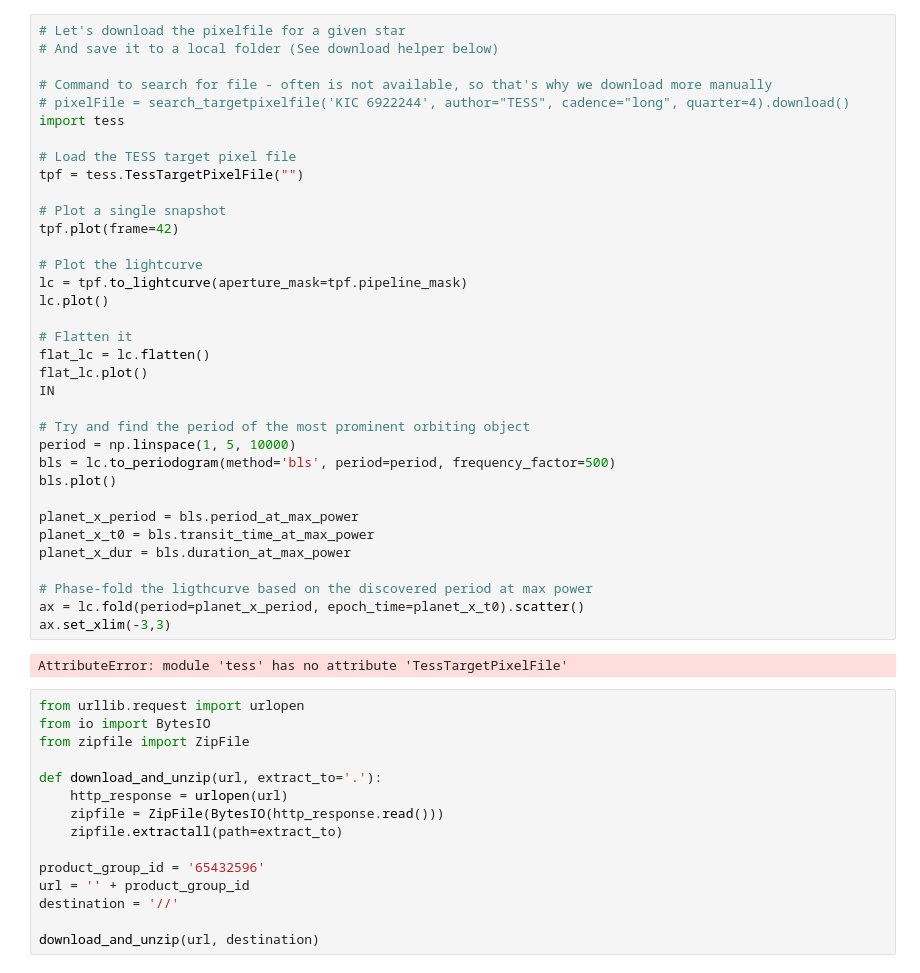
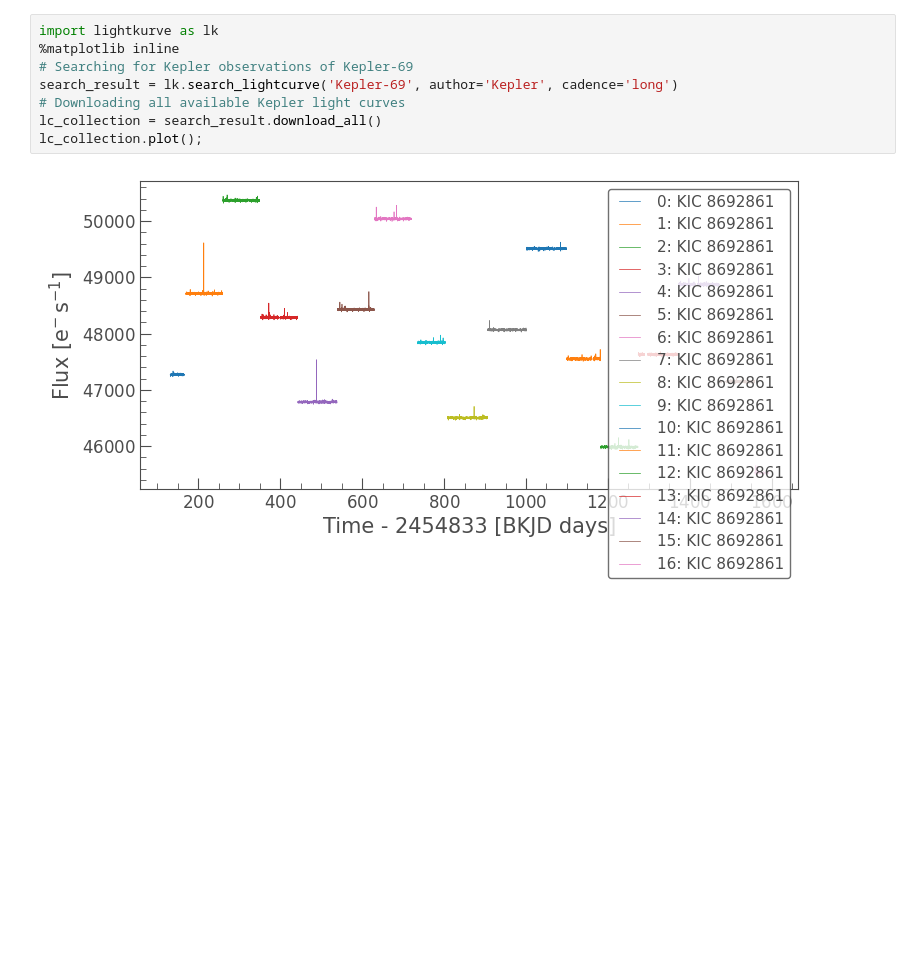
Before and after one commit to UjjwalPardeshi/Exoplanet_detection, a Jupyter notebook: exoplanet_detection.ipynb, the cells around one changed output. Drawn from its saved outputs; the diff is of its cells as text; blank space fills up the shorter version.

```diff
--- a/exoplanet_detection.ipynb
+++ b/exoplanet_detection.ipynb
@@ -118,53 +20,11 @@ Successfully installed tess-0.3.1
 Note: you may need to restart the kernel to use updated packages.
-# %%
-# Let's download the pixelfile for a given star
-# And save it to a local folder (See download helper below)
-
-# Command to search for file - often is not available, so that's why we download more manually
-# pixelFile = search_targetpixelfile('KIC 6922244', author="TESS", cadence="long", quarter=4).download()
-import tess
-
-# Load the TESS target pixel file
-tpf = tess.TessTargetPixelFile("")
-
-# Plot a single snapshot
-tpf.plot(frame=42)
-
-# Plot the lightcurve
-lc = tpf.to_lightcurve(aperture_mask=tpf.pipeline_mask)
-lc.plot()
-
-# Flatten it
-flat_lc = lc.flatten()
-flat_lc.plot()
-IN
-
-# Try and find the period of the most prominent orbiting object
-period = np.linspace(1, 5, 10000)
-bls = lc.to_periodogram(method='bls', period=period, frequency_factor=500)
-bls.plot()
-
-planet_x_period = bls.period_at_max_power
-planet_x_t0 = bls.transit_time_at_max_power
-planet_x_dur = bls.duration_at_max_power
-
-# Phase-fold the ligthcurve based on the discovered period at max power
-ax = lc.fold(period=planet_x_period, epoch_time=planet_x_t0).scatter()
-ax.set_xlim(-3,3)
-# %% [output]
-AttributeError: module 'tess' has no attribute 'TessTargetPixelFile'
-# %%
-from urllib.request import urlopen
-from io import BytesIO
-from zipfile import ZipFile
-
-def download_and_unzip(url, extract_to='.'):
-    http_response = urlopen(url)
-    zipfile = ZipFile(BytesIO(http_response.read()))
-    zipfile.extractall(path=extract_to)
-
-product_group_id = '65432596'
-url = '' + product_group_id
-destination = '//'
-
-download_and_unzip(url, destination)
+# %%
+import lightkurve as lk
+%matplotlib inline
+# Searching for Kepler observations of Kepler-69
+search_result = lk.search_lightcurve('Kepler-69', author='Kepler', cadence='long')
+# Downloading all available Kepler light curves
+lc_collection = search_result.download_all()
+lc_collection.plot();
+# %% [output]
+[figure, added]
```
Also changed, not shown: parts of 23 cells of this notebook.
